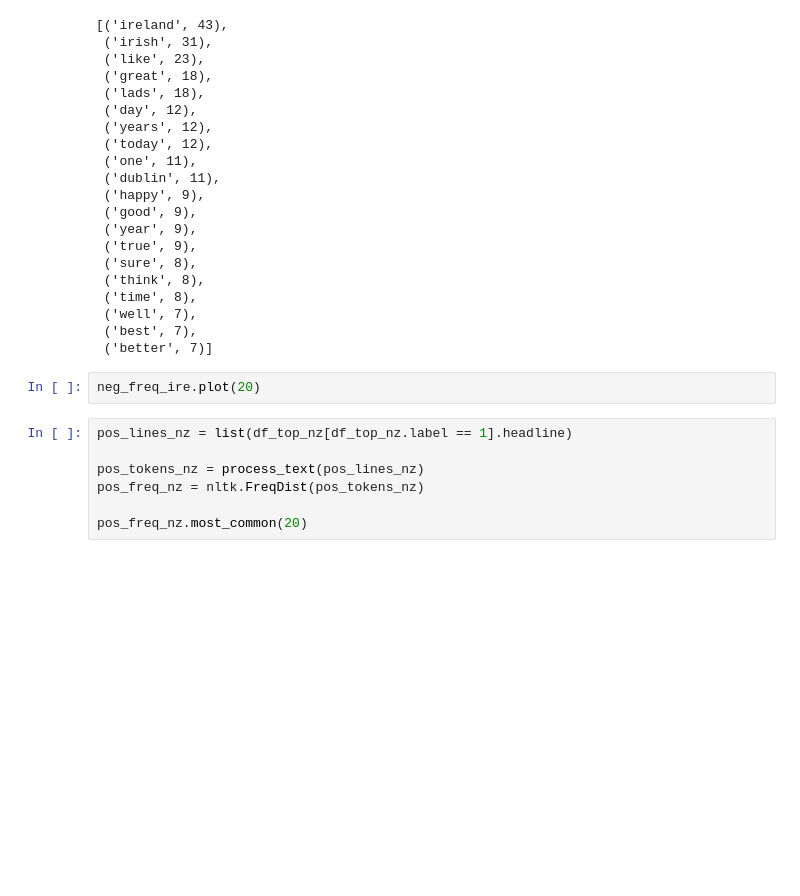
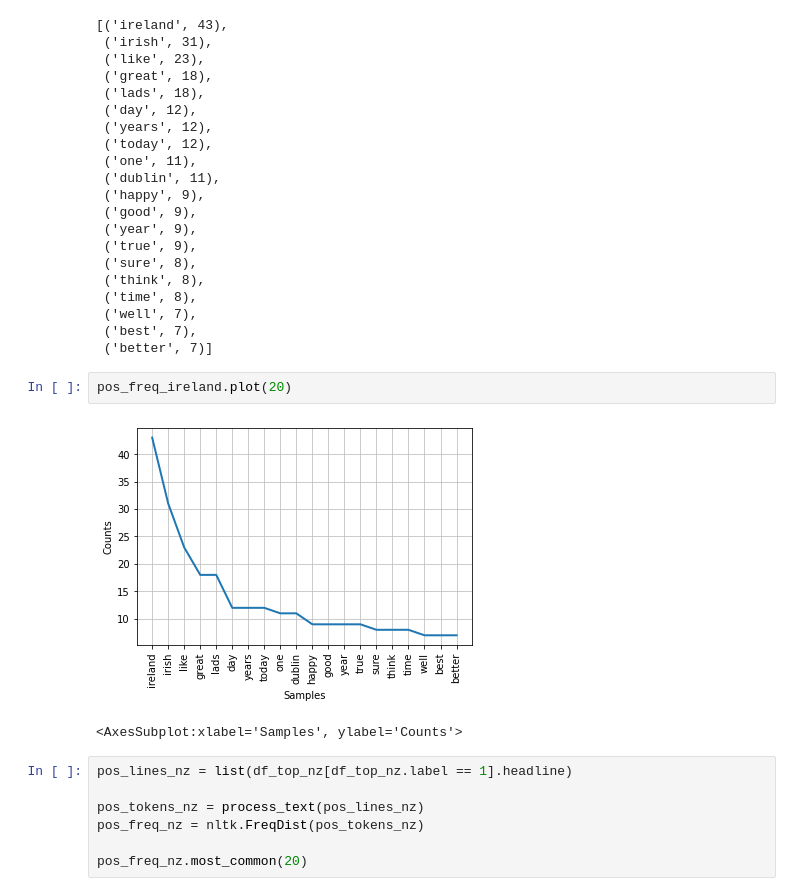
Before and after one commit to Gus1616/investigation_of_language_styles_reddit, a Jupyter notebook: 17350796_reddit_assignment_notebook.ipynb, the cells around one changed output. Saved outputs shown, nothing was run; the diff lists cells and outputs as text; blank space fills up the shorter version.

```diff
--- a/17350796_reddit_assignment_notebook.ipynb
+++ b/17350796_reddit_assignment_notebook.ipynb
@@ -692,7 +696,10 @@ pos_freq_ireland.most_common(20)
  ('best', 7),
  ('better', 7)]
 # %%
-neg_freq_ire.plot(20)
+pos_freq_ireland.plot(20)
+# %% [output]
+[figure, added]
+<AxesSubplot:xlabel='Samples', ylabel='Counts'>
 # %%
 pos_lines_nz = list(df_top_nz[df_top_nz.label == 1].headline)
 
```
Also changed, not shown: parts of 5 cells of this notebook.
